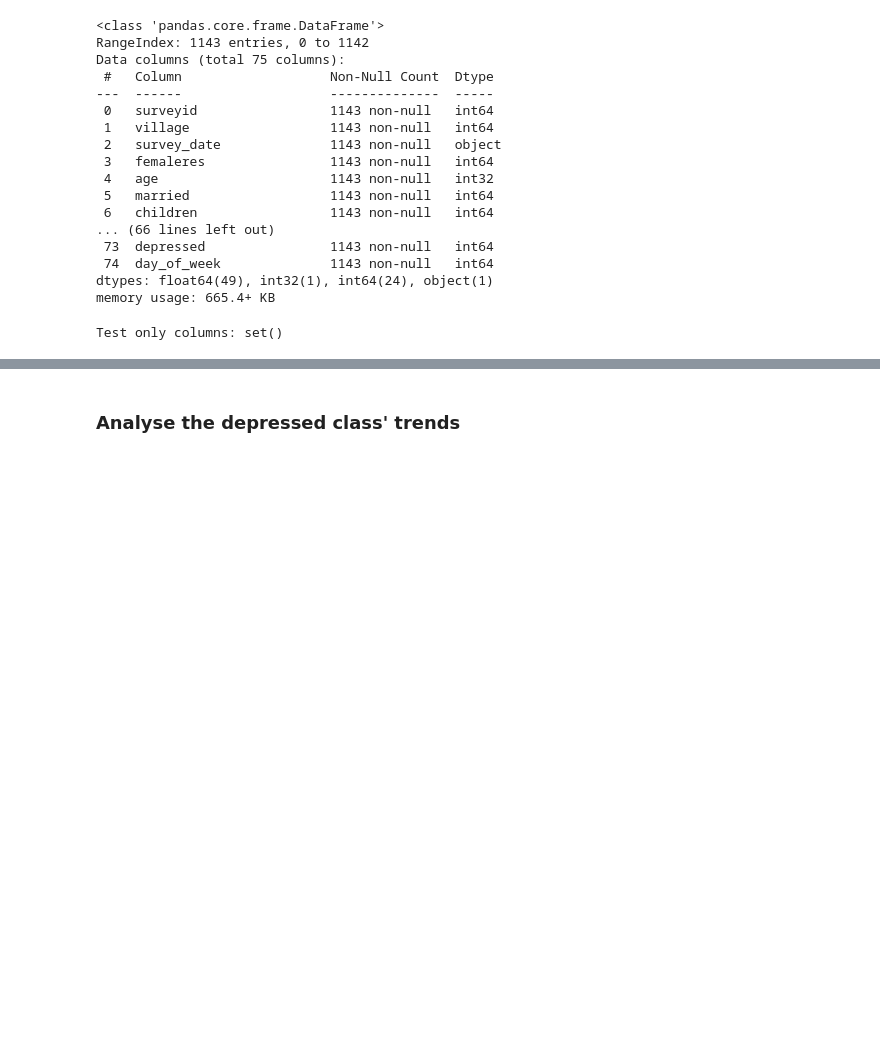
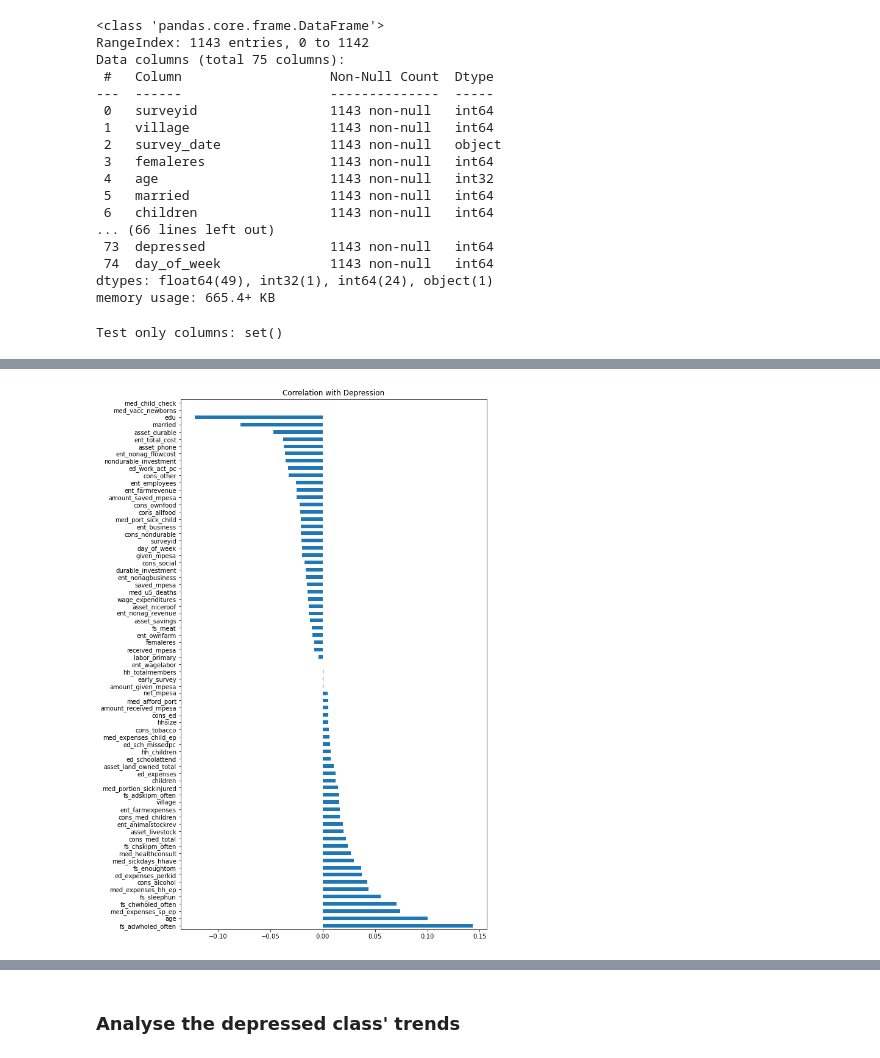
Before and after one commit to Victoria-ui227/Mental_Health_Prediction, a Jupyter notebook: notebook1.ipynb, the cells around one changed output, grey strips where cells are left out. Saved outputs shown, nothing was run; the diff lists cells and outputs as text; code cells hidden in the pictures; blank space fills up the shorter version.

Commit message:
correlation

```diff
--- a/notebook1.ipynb
+++ b/notebook1.ipynb
@@ -308,0 +340,6 @@ Test only columns: set()
+# %%
+numeric_df = train_df.select_dtypes(include=['number'])
+
+corr_with_target = numeric_df.corr()['depressed'].sort_values(ascending=False)
+
+print(corr_with_target)
@@ -308,0 +359,7 @@ Test only columns: set()
+# %%
+plt.figure(figsize=(9, 16))
+corr_with_target.drop('depressed').plot(kind='barh')
+plt.title('Correlation with Depression')
+plt.show()
+# %% [output]
+[figure, added]
```
Also changed, not shown: parts of 25 cells of this notebook, 2 other files.
